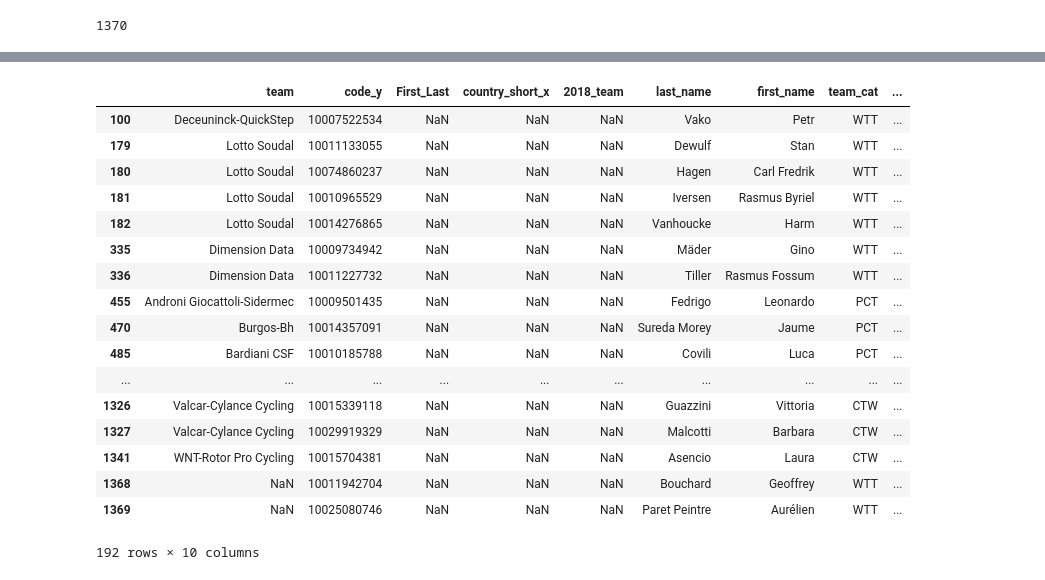
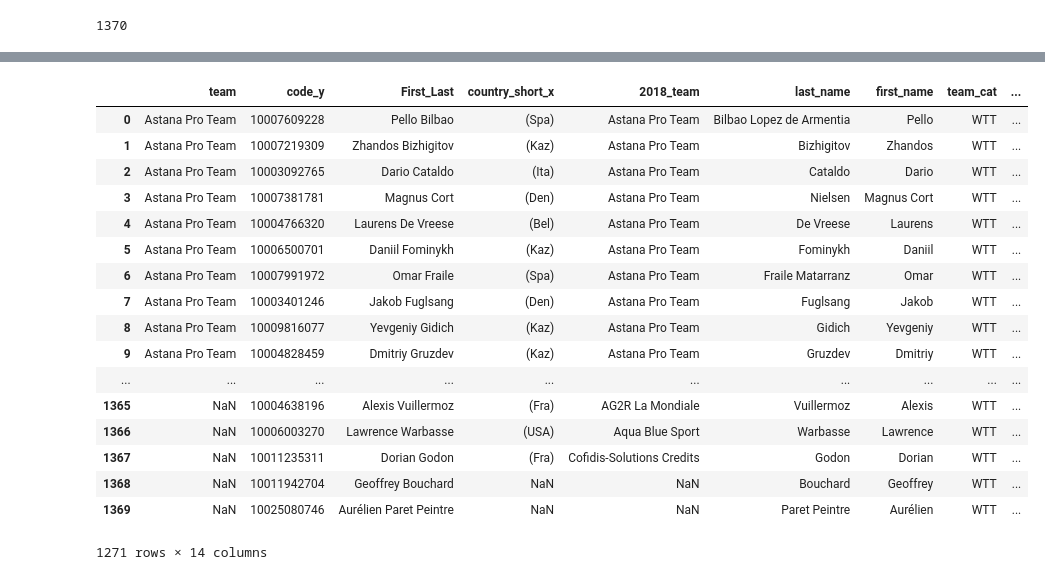
Before and after one commit to lweislo/cycling-project, a Jupyter notebook: season_macros/New Season Macro.ipynb, the cells around one changed output, grey strips where cells are left out. Saved outputs shown, nothing was run; the diff lists cells and outputs as text; code cells hidden in the pictures.

```diff
--- a/season_macros/New Season Macro.ipynb
+++ b/season_macros/New Season Macro.ipynb
@@ -42,21 +50,25 @@ noname = df3.loc[df3['First_Last'].isnull()]
-# %%
-noname
-# %% [output]
-|  | team | code_y | First_Last | country_short_x | 2018_team | last_name | first_name | team_cat | ... |
-| 100 | Deceuninck-QuickStep | 10007522534 | NaN | NaN | NaN | Vako | Petr | WTT | ... |
-| 179 | Lotto Soudal | 10011133055 | NaN | NaN | NaN | Dewulf | Stan | WTT | ... |
-| 180 | Lotto Soudal | 10074860237 | NaN | NaN | NaN | Hagen | Carl Fredrik | WTT | ... |
-| 181 | Lotto Soudal | 10010965529 | NaN | NaN | NaN | Iversen | Rasmus Byriel | WTT | ... |
-| 182 | Lotto Soudal | 10014276865 | NaN | NaN | NaN | Vanhoucke | Harm | WTT | ... |
-| 335 | Dimension Data | 10009734942 | NaN | NaN | NaN | Mäder | Gino | WTT | ... |
-| 336 | Dimension Data | 10011227732 | NaN | NaN | NaN | Tiller | Rasmus Fossum | WTT | ... |
-| 455 | Androni Giocattoli-Sidermec | 10009501435 | NaN | NaN | NaN | Fedrigo | Leonardo | PCT | ... |
-| 470 | Burgos-Bh | 10014357091 | NaN | NaN | NaN | Sureda Morey | Jaume | PCT | ... |
-| 485 | Bardiani CSF | 10010185788 | NaN | NaN | NaN | Covili | Luca | PCT | ... |
-| ... | ... | ... | ... | ... | ... | ... | ... | ... | ... |
-| 1326 | Valcar-Cylance Cycling | 10015339118 | NaN | NaN | NaN | Guazzini | Vittoria | CTW | ... |
-| 1327 | Valcar-Cylance Cycling | 10029919329 | NaN | NaN | NaN | Malcotti | Barbara | CTW | ... |
-| 1341 | WNT-Rotor Pro Cycling | 10015704381 | NaN | NaN | NaN | Asencio | Laura | CTW | ... |
-| 1368 | NaN | 10011942704 | NaN | NaN | NaN | Bouchard | Geoffrey | WTT | ... |
-| 1369 | NaN | 10025080746 | NaN | NaN | NaN | Paret Peintre | Aurélien | WTT | ... |
-192 rows × 10 columns
+# %%
+df3['last_name'] = df3['last_name'].str.replace(' De ', ' de ')
+# %%
+df3.loc[df3['country_short_x'] == '(Ned)','last_name'] = df3['last_name'].where(df3['country_short_y'] == '(Ned)').str.replace('Van ', 'van ')
+
+df3.loc[df3['country_short_x'] != '(Ned)']
+# %% [output]
+|  | team | code_y | First_Last | country_short_x | 2018_team | last_name | first_name | team_cat | ... |
+| 0 | Astana Pro Team | 10007609228 | Pello Bilbao | (Spa) | Astana Pro Team | Bilbao Lopez de Armentia | Pello | WTT | ... |
+| 1 | Astana Pro Team | 10007219309 | Zhandos Bizhigitov | (Kaz) | Astana Pro Team | Bizhigitov | Zhandos | WTT | ... |
+| 2 | Astana Pro Team | 10003092765 | Dario Cataldo | (Ita) | Astana Pro Team | Cataldo | Dario | WTT | ... |
+| 3 | Astana Pro Team | 10007381781 | Magnus Cort | (Den) | Astana Pro Team | Nielsen | Magnus Cort | WTT | ... |
+| 4 | Astana Pro Team | 10004766320 | Laurens De Vreese | (Bel) | Astana Pro Team | De Vreese | Laurens | WTT | ... |
+| 5 | Astana Pro Team | 10006500701 | Daniil Fominykh | (Kaz) | Astana Pro Team | Fominykh | Daniil | WTT | ... |
+| 6 | Astana Pro Team | 10007991972 | Omar Fraile | (Spa) | Astana Pro Team | Fraile Matarranz | Omar | WTT | ... |
+| 7 | Astana Pro Team | 10003401246 | Jakob Fuglsang | (Den) | Astana Pro Team | Fuglsang | Jakob | WTT | ... |
+| 8 | Astana Pro Team | 10009816077 | Yevgeniy Gidich | (Kaz) | Astana Pro Team | Gidich | Yevgeniy | WTT | ... |
+| 9 | Astana Pro Team | 10004828459 | Dmitriy Gruzdev | (Kaz) | Astana Pro Team | Gruzdev | Dmitriy | WTT | ... |
+| ... | ... | ... | ... | ... | ... | ... | ... | ... | ... |
+| 1365 | NaN | 10004638196 | Alexis Vuillermoz | (Fra) | AG2R La Mondiale | Vuillermoz | Alexis | WTT | ... |
+| 1366 | NaN | 10006003270 | Lawrence Warbasse | (USA) | Aqua Blue Sport | Warbasse | Lawrence | WTT | ... |
+| 1367 | NaN | 10011235311 | Dorian Godon | (Fra) | Cofidis-Solutions Credits | Godon | Dorian | WTT | ... |
+| 1368 | NaN | 10011942704 | Geoffrey Bouchard | NaN | NaN | Bouchard | Geoffrey | WTT | ... |
+| 1369 | NaN | 10025080746 | Aurélien Paret Peintre | NaN | NaN | Paret Peintre | Aurélien | WTT | ... |
+1271 rows × 14 columns
```
Also changed, not shown: parts of 34 cells of this notebook, 6 other files.
